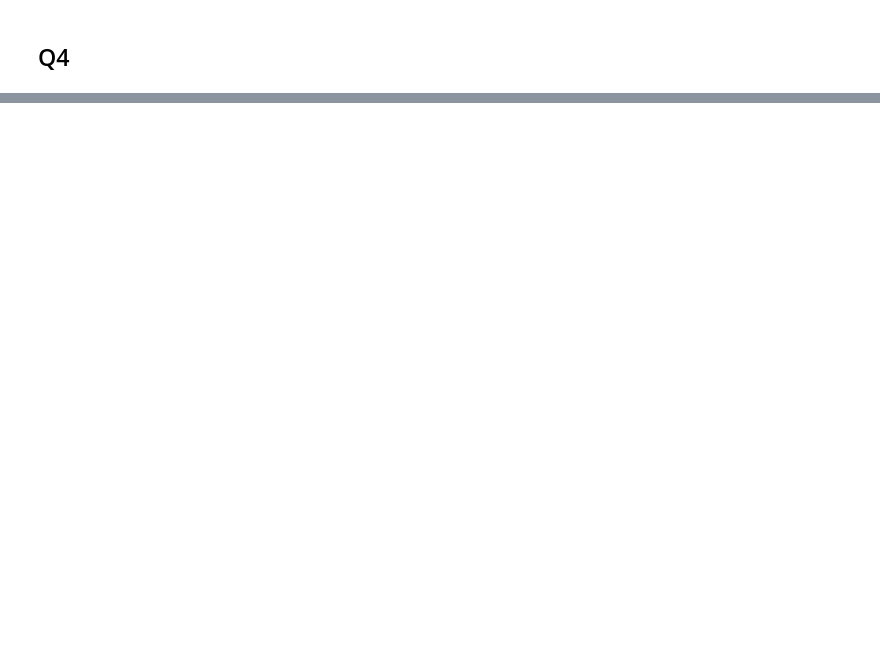
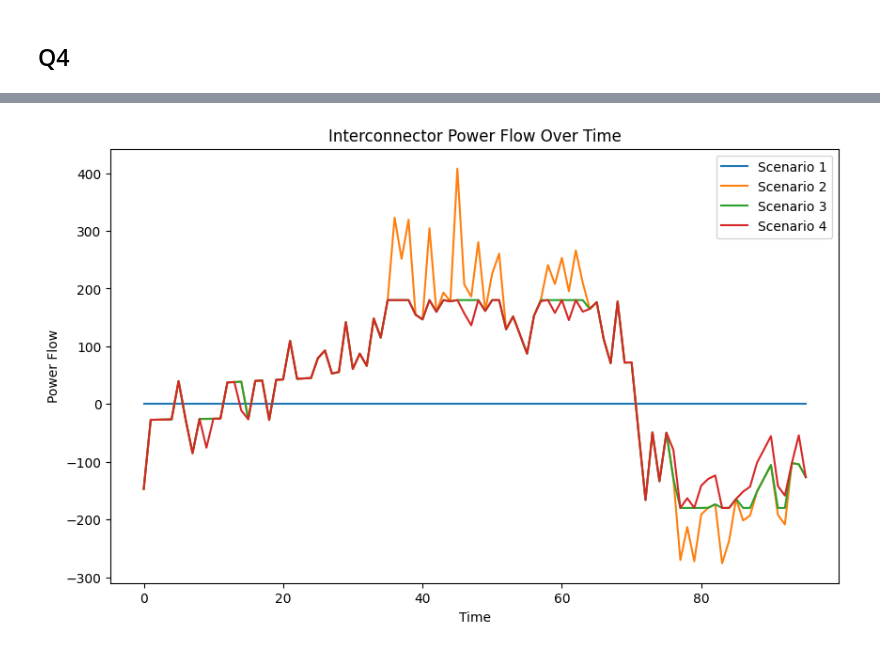
Before and after one commit to zeskeertwee/5XWA0_assignment2, a Jupyter notebook: main.ipynb, the cells around one changed output, grey strips where cells are left out. Cells and saved outputs as stored; diff of their text form; code cells hidden in the pictures; blank space fills up the shorter version.

Commit message:
Minor changes to model and finished Q4

```diff
--- a/main.ipynb
+++ b/main.ipynb
@@ -202,0 +219,11 @@ model.zonal_balance_B_constraint = pyomo.Constraint(model.T, rule=rule_zonal_bal
+# %%
+# solving model
+solver= SolverFactory('gurobi')
+solver_results = {}
+for i, params in scenarios.items():
+    model.Fmax = params['Fmax']
+    model.K[0] = params['K']
+    model.K[1] = params['K']
+
+    solver.solve(model)
+    solver_results[i] = [pyomo.value(model.objective()) for t in model.T]
@@ -228,0 +241,26 @@ ApplicationError: No executable found for solver 'gurobi'
+# %%
+# interconnector power flow over time in Scenarios 1-4
+
+# solve model
+solver = pyomo.SolverFactory('gurobi')
+flow_results = {}
+
+for i, params in scenarios.items():
+    model.Fmax = params['Fmax']
+    model.K[0] = params['K']
+    model.K[1] = params['K']
+
+    solver.solve(model)
+    flow_results[i] = [pyomo.value(model.F[t]) for t in model.T]
+
+# plot intercoonector power flow over time for each scenario
+plt.figure(figsize=(10,6))
+for i, params in scenarios.items():
+    plt.plot(flow_results[i], label=f'Scenario {i}')
+plt.xlabel('Time')
+plt.ylabel('Power Flow')
+plt.title('Interconnector Power Flow Over Time')
+plt.legend()
+plt.show()
+# %% [output]
+[figure, added]
```
Also changed, not shown: parts of 10 cells of this notebook.
